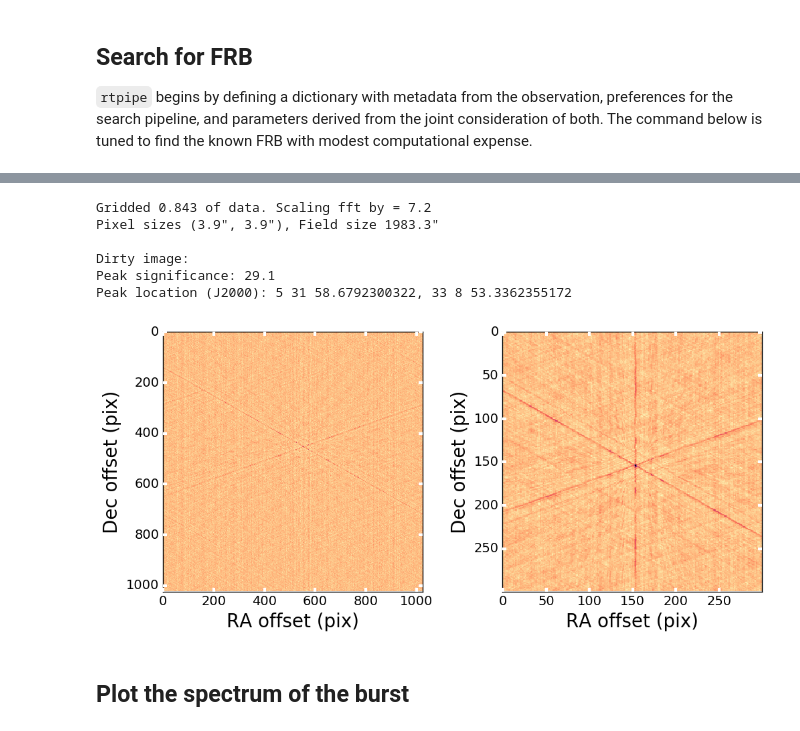
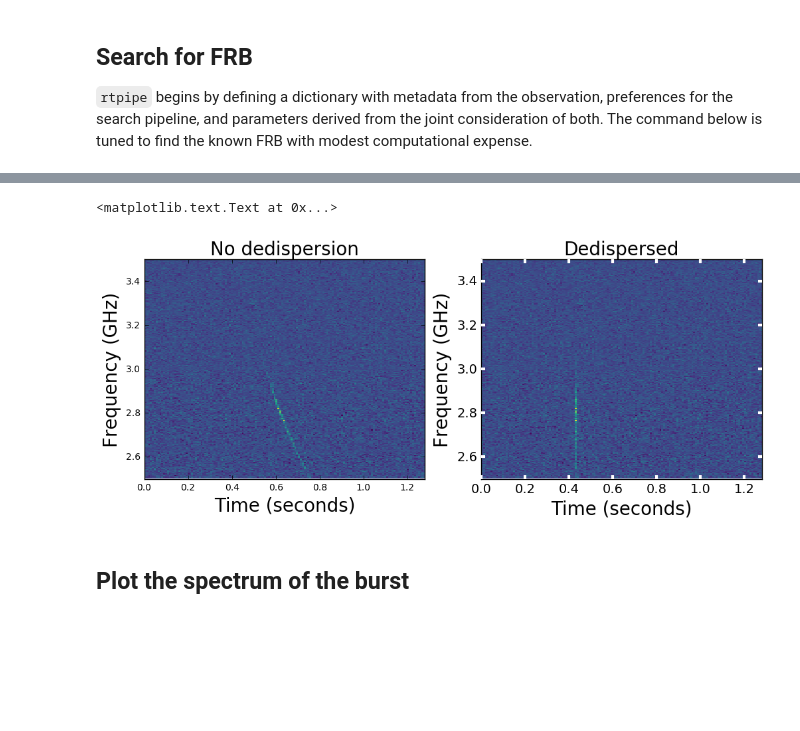
Before and after one commit to caseyjlaw/FRB121102, a Jupyter notebook: demo_FRB121102.ipynb, the cells around one changed output, grey strips where cells are left out. Saved outputs shown, nothing was run; the diff lists cells and outputs as text; code cells hidden in the pictures; blank space fills up the shorter version.

```diff
--- a/demo_FRB121102.ipynb
+++ b/demo_FRB121102.ipynb
@@ -145,11 +199,11 @@ data = rtpipe.RT.pipeline_reproduce(st, candloc=[segment,0,0,0,0], product='data
 # %%
-# create dynamic spectra for phased, dedispersed data
+# info to phase data
 (l1, m1) = (-3.85e-04, 5.45e-04)
-u, v, w = rtpipe.parsesdm.get_uvw_segment(st, segment)
 
+# phase up
 dataph = correctdata(st, data, u, v, w, corr='ph', lm = (-3.85e-04,5.45e-04))
+sgram = dataph[burst_int-50:burst_int+100].mean(axis=3).mean(axis=1).real.transpose()
+
+# phase up and dedisperse
 dataphdm = correctdata(st, data, u, v, w, corr='ph,dm', lm = (-3.85e-04,5.45e-04))
-datadm = correctdata(st, data, u, v, w, corr='dm')
-
-sgram = dataph[300:550].mean(axis=3).mean(axis=1).real.transpose()
-sgramd = dataphdm[300:550].mean(axis=3).mean(axis=1).real.transpose()
+sgramd = dataphdm[burst_int-50:burst_int+100].mean(axis=3).mean(axis=1).real.transpose()
@@ -173,40 +210,28 @@ pl.ylabel('Channel')
-# %%
-im = rtpipe.RT.sample_image(st, datadm, u, v, w, i=400)
-l,m = rtpipe.RT.calc_lm(st, im)
-ra_center, dec_center = st['radec']
-ra, dec = rtpipe.reproduce.source_location(ra_center, dec_center, l, m)
-
-print('\nDirty image:')
-print('Peak significance: {0:.1f}'.format(im.max()/im.std()))
-print('Peak location (J2000): {0}, {1}'.format(ra, dec))
-# %% [output]
-Gridded 0.843 of data. Scaling fft by = 7.2
-Pixel sizes (3.9", 3.9"), Field size 1983.3"
-
-Dirty image:
-Peak significance: 29.1
-Peak location (J2000): 5 31 58.6792300322, 33 8 53.3362355172
-# %%
-# show me! (full field and zoom)
-fig = pl.figure(figsize=(12,5))
-ax = fig.add_subplot(121)
-pl.imshow(im.transpose(), interpolation='nearest', cmap='magma_r')
-pl.xlabel('RA offset (pix)', fontsize=20)
-pl.ylabel('Dec offset (pix)', fontsize=20)
-xt = pl.setp(ax.get_xticklabels(), fontsize=14)
-yt = pl.setp(ax.get_yticklabels(), fontsize=14)
-ax.xaxis.set_tick_params(width=3, color='w')
-ax.yaxis.set_tick_params(width=3, color='w')
-ax = fig.add_subplot(122)
-pl.imshow(im.transpose()[300:600, 400:700], interpolation='nearest', cmap='magma_r')
-pl.xlabel('RA offset (pix)', fontsize=20)
-pl.ylabel('Dec offset (pix)', fontsize=20)
-xt = pl.setp(ax.get_xticklabels(), fontsize=14)
-yt = pl.setp(ax.get_yticklabels(), fontsize=14)
-ax.xaxis.set_tick_params(width=3, color='w')
-ax.yaxis.set_tick_params(width=3, color='w')
-# %% [output]
-[figure, removed]
+# %%
+fig = pl.figure(figsize=(12,5))
+
+# dynamic spectrum without dedispersion
+ax = fig.add_subplot(121)
+pl.imshow(sgram, interpolation='nearest', origin='lower', cmap='viridis',
+         extent=(0, len(sgram)*0.005, 2.5, 3.5), vmax=0.8*sgram.max())
+pl.xlabel('Time (seconds)', fontsize=20)
+pl.ylabel('Frequency (GHz)', fontsize=20)
+ax.set_title('No dedispersion', fontsize=20)
+
+# dynamic spectrum corrected for dispersion
+ax = fig.add_subplot(122)
+pl.imshow(sgramd, interpolation='nearest', origin='lower', cmap='viridis',
+         extent=(0, len(sgram)*0.005, 2.5, 3.5), vmax=0.8*sgram.max())
+pl.xlabel('Time (seconds)', fontsize=20)
+pl.ylabel('Frequency (GHz)', fontsize=20)
+xt = pl.setp(ax.get_xticklabels(), fontsize=14)
+yt = pl.setp(ax.get_yticklabels(), fontsize=14)
+ax.xaxis.set_tick_params(width=3, color='w')
+ax.yaxis.set_tick_params(width=3, color='w')
+ax.set_title('Dedispersed', fontsize=20)
+# %% [output]
+<matplotlib.text.Text at 0x...>
+[figure, added]
 # %% [markdown]
 ## Plot the spectrum of the burst
 # %%
```
Also changed, not shown: parts of 12 cells of this notebook.
